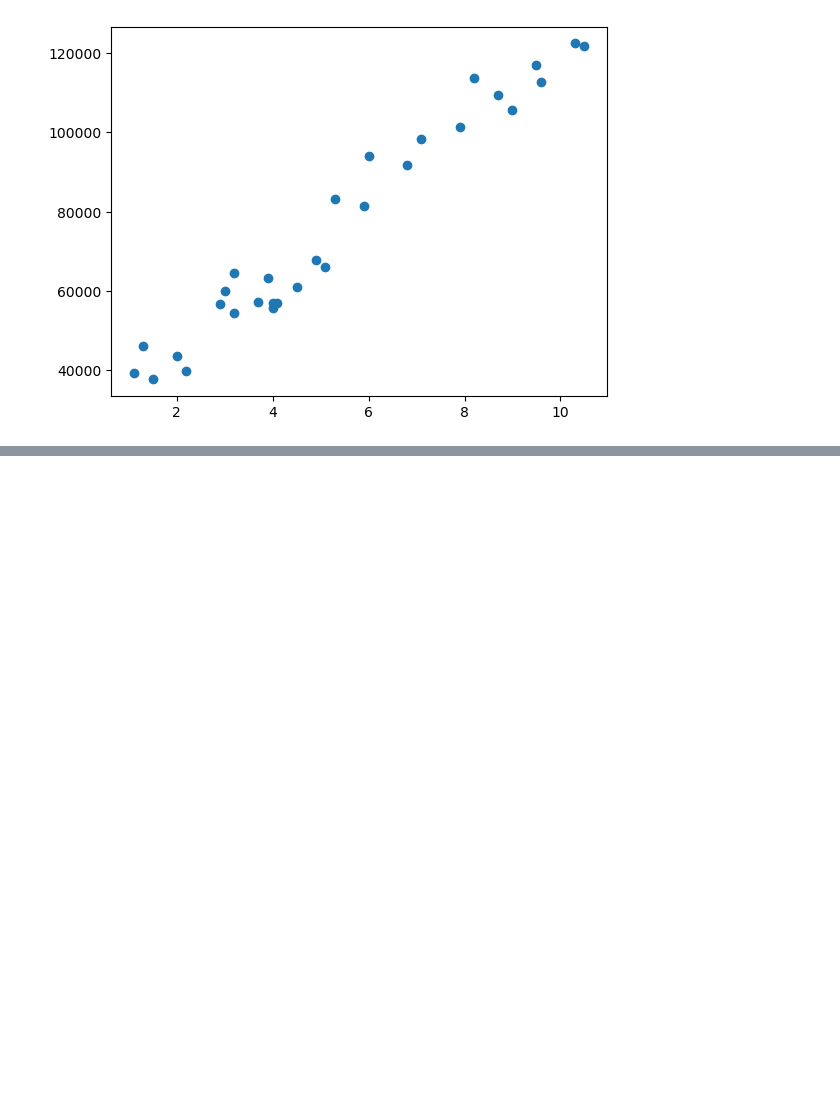
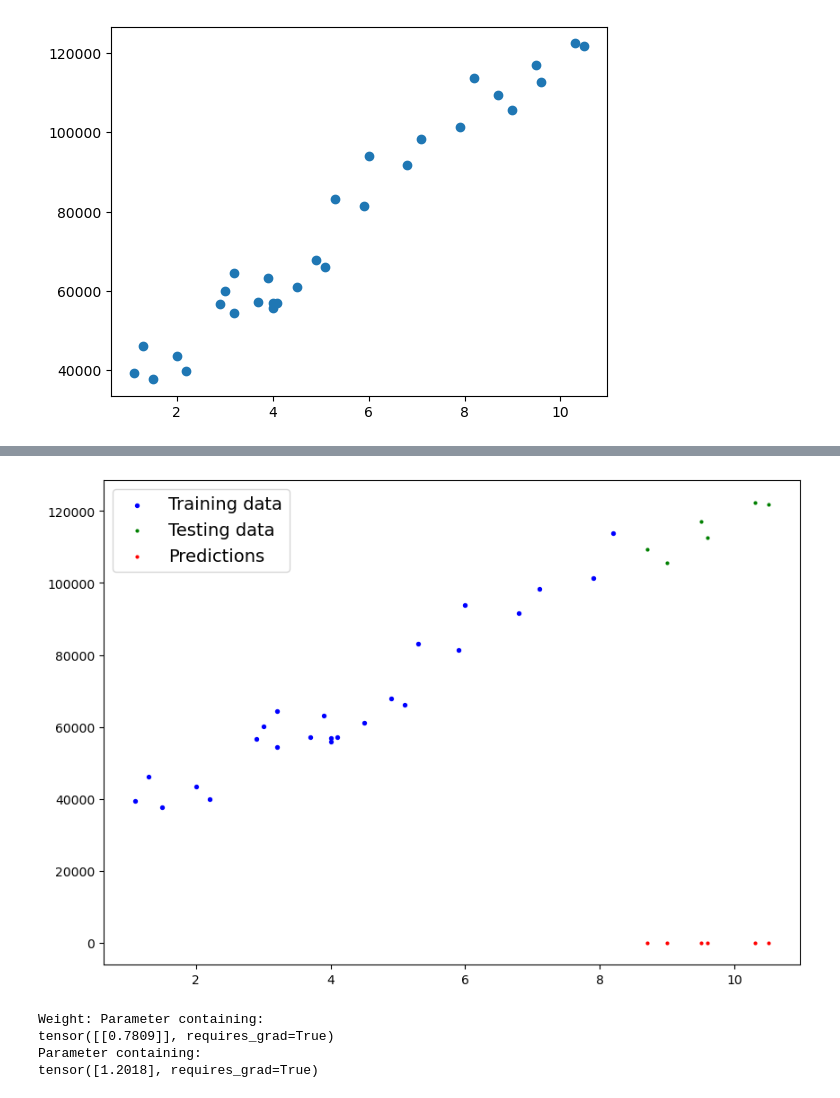
Before and after one commit to gmssameer/Machine-Learning-Practice, a Jupyter notebook: ML-Workflow.ipynb, the cells around one changed output, grey strips where cells are left out. Cells and saved outputs as stored; diff of their text form; code cells hidden in the pictures; blank space fills up the shorter version.

```diff
--- a/ML-Workflow.ipynb
+++ b/ML-Workflow.ipynb
@@ -291,0 +357,6 @@ X.shape
+# %%
+# Define optimizer
+# learning_rate = 0.0
+# optim2 = torch.optim.SGD(model.parameters(),lr=learning_rate)
+train_losses=[]
+test_losses=[]
@@ -291,0 +419,17 @@ X.shape
+# %%
+with torch.inference_mode():
+    y_preds = model(X_test)
+# %%
+plot_predictions(train_data=X_train ,train_labels= y_train ,test_data=X_test ,test_labels= y_test,predictions=y_preds)
+# %% [output]
+[figure, added]
+# %%
+print("Weight:",model.linear_layer.weight)
+print(model.linear_layer.bias)
+# model_weights=None,
+# model_bias=None
+# %% [output]
+Weight: Parameter containing:
+tensor([[0.7809]], requires_grad=True)
+Parameter containing:
+tensor([1.2018], requires_grad=True)
```
Also changed, not shown: parts of 14 cells of this notebook, 1 other file.
